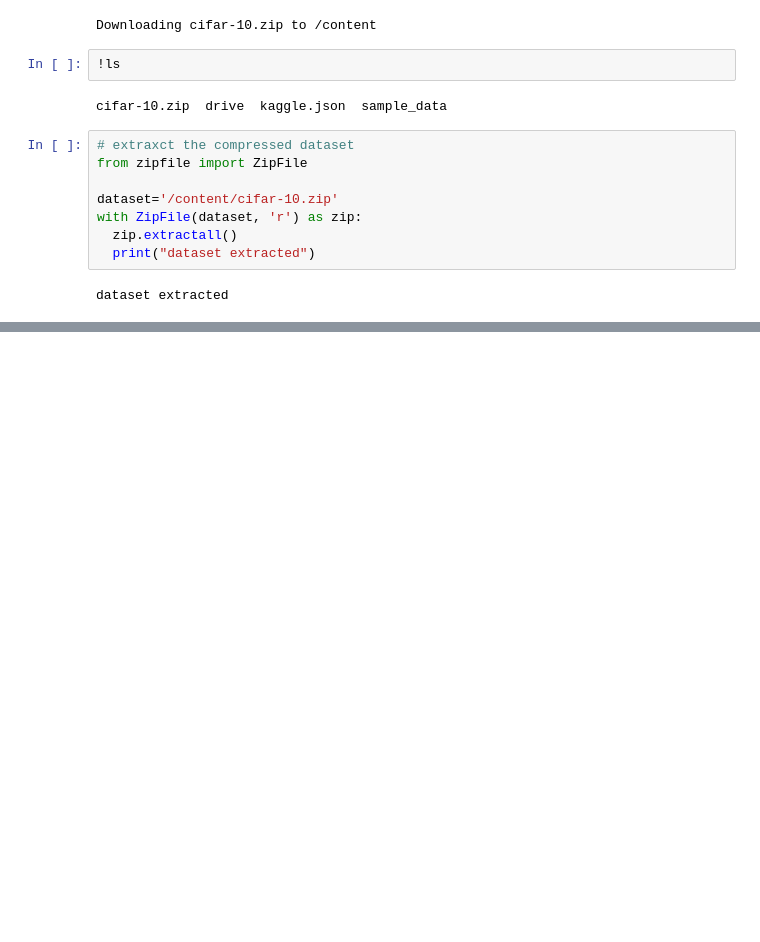
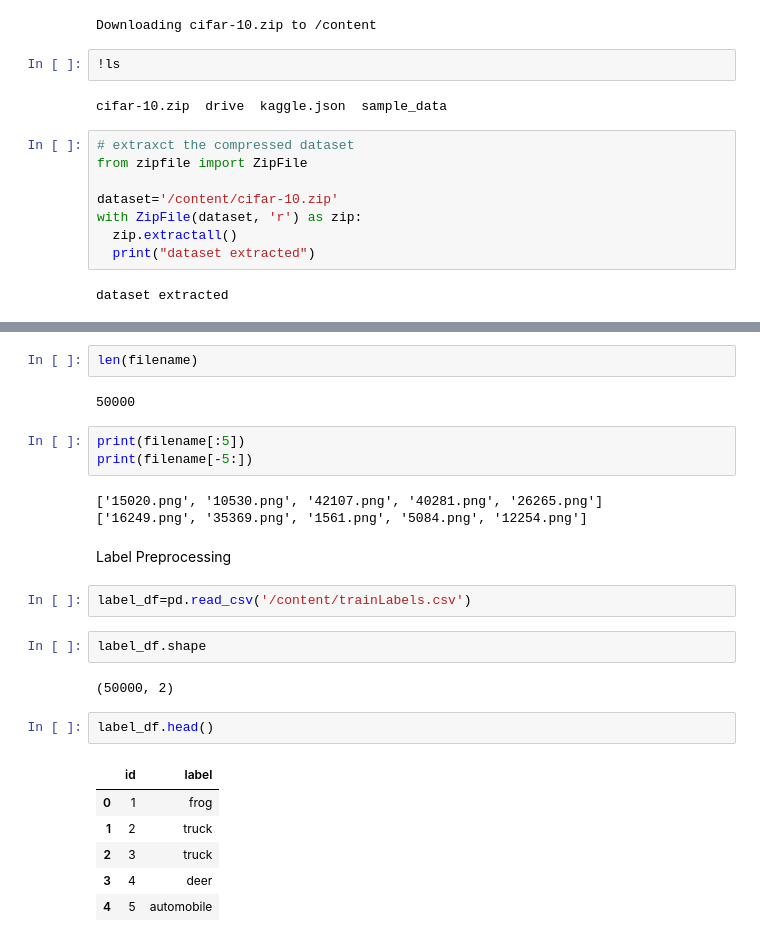
Before and after one commit to kumar291098/CIFAR-10---Object-Recognition-in-Images, a Jupyter notebook: CIFAR-10 - Object Recognition in Images.ipynb, the cells around one changed output, grey strips where cells are left out. Cells and saved outputs as stored; diff of their text form; blank space fills up the shorter version.

```diff
--- a/CIFAR-10 - Object Recognition in Images.ipynb
+++ b/CIFAR-10 - Object Recognition in Images.ipynb
@@ -23,0 +75,27 @@ dataset extracted
+# %%
+len(filename)
+# %% [output]
+50000
+# %%
+print(filename[:5])
+print(filename[-5:])
+# %% [output]
+['15020.png', '10530.png', '42107.png', '40281.png', '26265.png']
+['16249.png', '35369.png', '1561.png', '5084.png', '12254.png']
+# %% [markdown]
+Label Preprocessing
+# %%
+label_df=pd.read_csv('/content/trainLabels.csv')
+# %%
+label_df.shape
+# %% [output]
+(50000, 2)
+# %%
+label_df.head()
+# %% [output]
+|  | id | label |
+| 0 | 1 | frog |
+| 1 | 2 | truck |
+| 2 | 3 | truck |
+| 3 | 4 | deer |
+| 4 | 5 | automobile |
```
Also changed, not shown: parts of 27 cells of this notebook.
